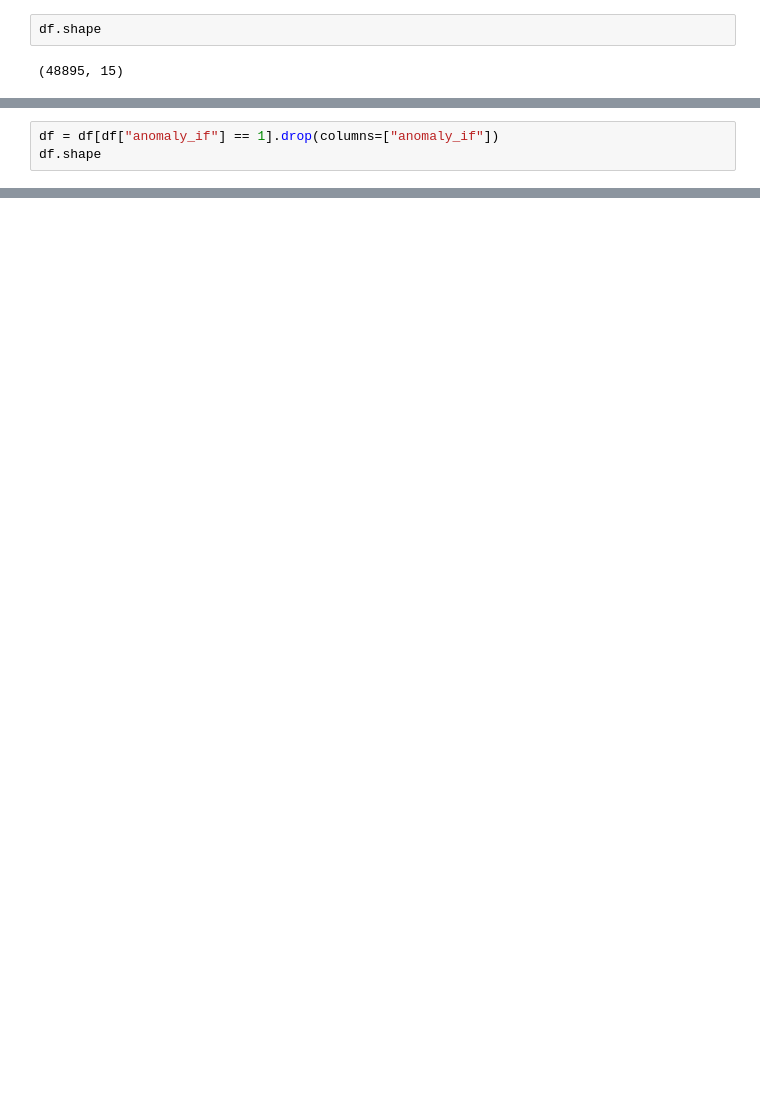
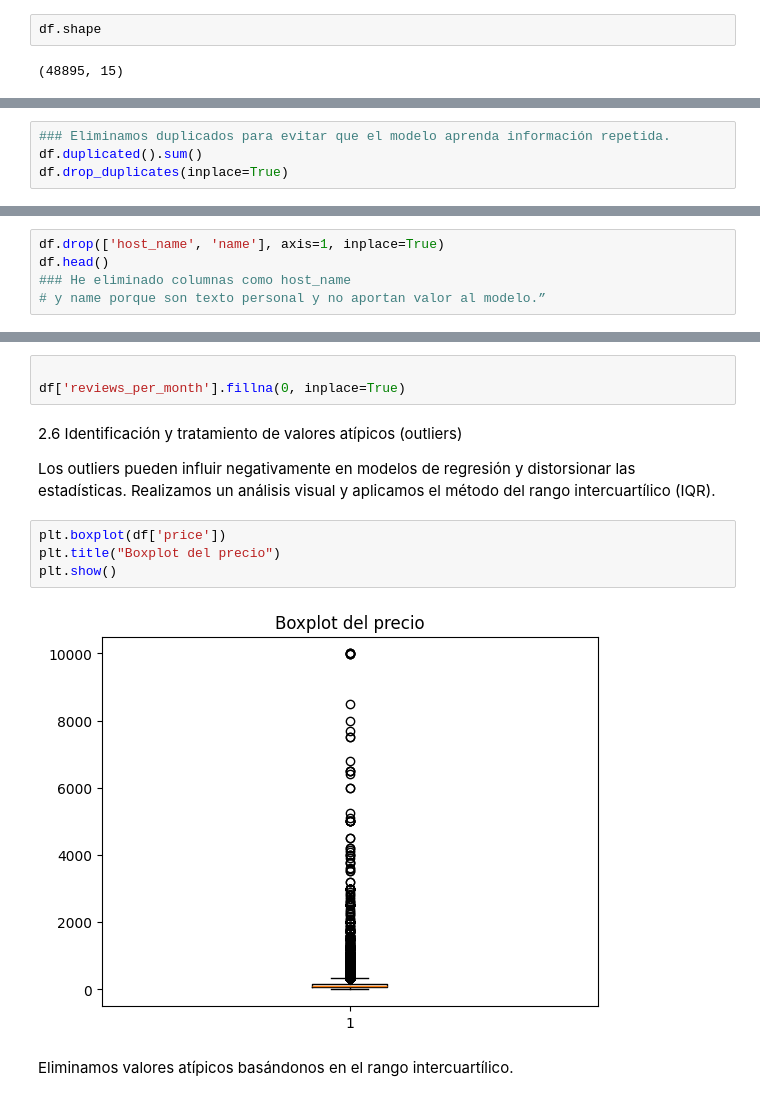
Before and after one commit to 4GeeksAcademy/dori1888-intro-ml, a Jupyter notebook: src/00-eda.ipynb, the cells around one changed output, grey strips where cells are left out. Saved outputs shown, nothing was run; the diff lists cells and outputs as text; blank space fills up the shorter version.

Commit message:
terminado con varios cambios porque me faltaba explicaciones y dataframe y quitando algunos codigos que tenia repetidos

```diff
--- a/src/00-eda.ipynb
+++ b/src/00-eda.ipynb
@@ -256,3 +118,0 @@ OPCIONAL : eliminar outliers detectados
-# %%
-df = df[df["anomaly_if"] == 1].drop(columns=["anomaly_if"])
-df.shape
@@ -427,0 +185,4 @@ plt.show()
+# %%
+### Eliminamos duplicados para evitar que el modelo aprenda información repetida.
+df.duplicated().sum()
+df.drop_duplicates(inplace=True)
@@ -427,0 +197,5 @@ plt.show()
+# %%
+df.drop(['host_name', 'name'], axis=1, inplace=True)
+df.head()
+### He eliminado columnas como host_name
+# y name porque son texto personal y no aportan valor al modelo.”
@@ -427,0 +252,16 @@ plt.show()
+# %%
+
+df['reviews_per_month'].fillna(0, inplace=True)
+# %% [markdown]
+2.6 Identificación y tratamiento de valores atípicos (outliers)
+
+Los outliers pueden influir negativamente en modelos de regresión y distorsionar las estadísticas.
+Realizamos un análisis visual y aplicamos el método del rango intercuartílico (IQR).
+# %%
+plt.boxplot(df['price'])
+plt.title("Boxplot del precio")
+plt.show()
+# %% [output]
+[figure, added]
+# %% [markdown]
+Eliminamos valores atípicos basándonos en el rango intercuartílico.
```
Also changed, not shown: parts of 83 cells of this notebook, 5 other files.
